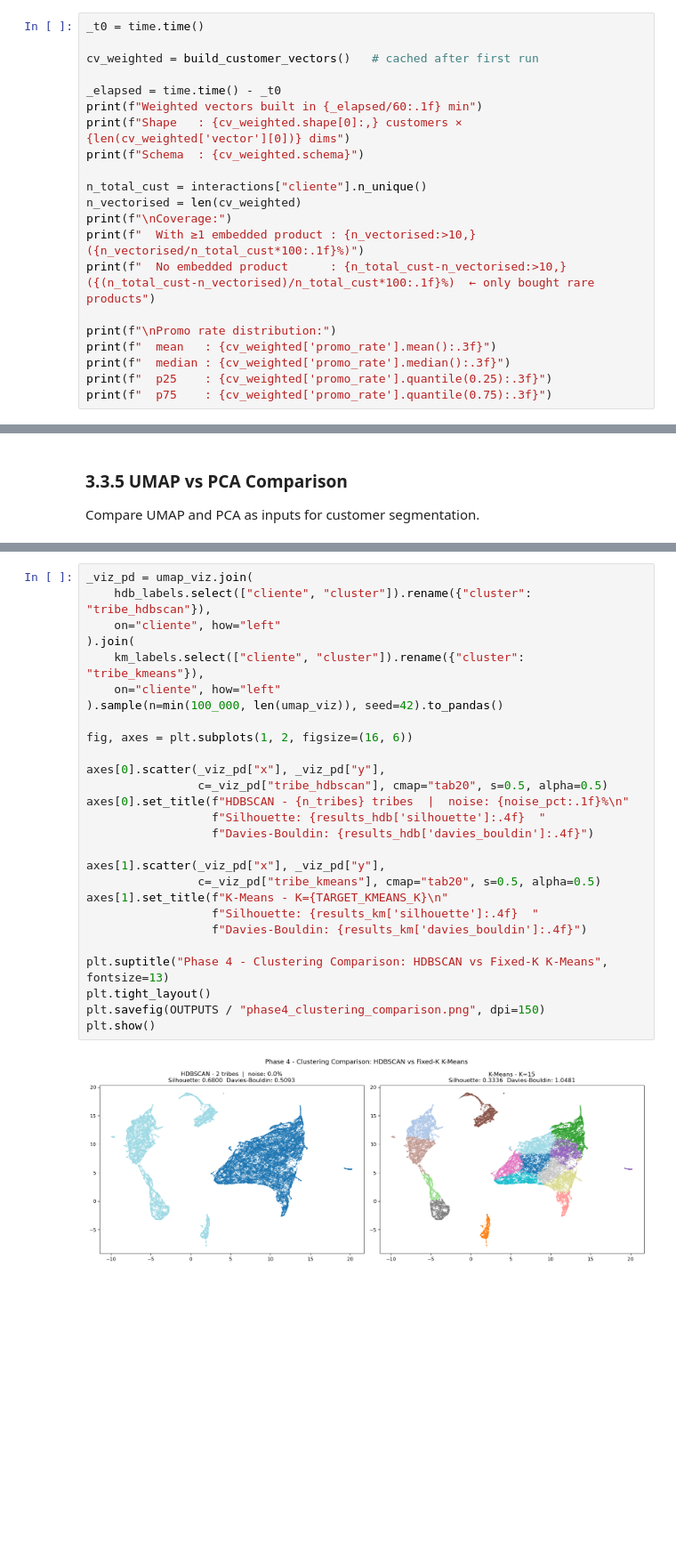
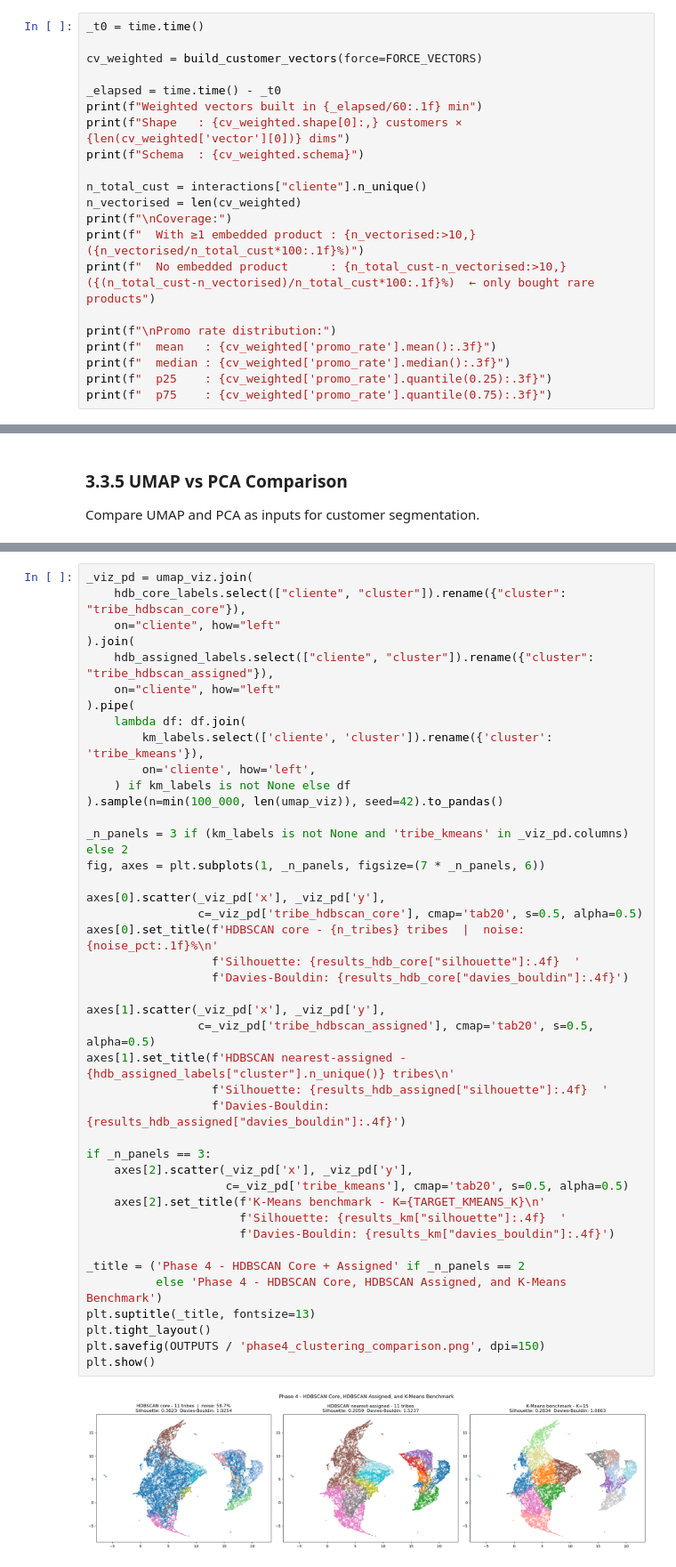
Before and after one commit to robsrot/carrefour_capstone, a Jupyter notebook: notebooks/03_ml_pipeline.ipynb, the cells around one changed output, grey strips where cells are left out. Shown at 89% size. Cells and saved outputs as stored; diff of their text form; blank space fills up the shorter version.

```diff
--- a/notebooks/03_ml_pipeline.ipynb
+++ b/notebooks/03_ml_pipeline.ipynb
@@ -485,7 +669,7 @@ Build the primary customer vectors from frequency- and recency-weighted product
 # %%
 _t0 = time.time()
 
-cv_weighted = build_customer_vectors()   # cached after first run
+cv_weighted = build_customer_vectors(force=FORCE_VECTORS)
 
 _elapsed = time.time() - _t0
 print(f"Weighted vectors built in {_elapsed/60:.1f} min")
@@ -1166,30 +2155,45 @@ Plot configured HDBSCAN and selected fixed-K K-Means labels on the 2D UMAP map.
 # %%
 _viz_pd = umap_viz.join(
-    hdb_labels.select(["cliente", "cluster"]).rename({"cluster": "tribe_hdbscan"}),
+    hdb_core_labels.select(["cliente", "cluster"]).rename({"cluster": "tribe_hdbscan_core"}),
     on="cliente", how="left"
 ).join(
-    km_labels.select(["cliente", "cluster"]).rename({"cluster": "tribe_kmeans"}),
+    hdb_assigned_labels.select(["cliente", "cluster"]).rename({"cluster": "tribe_hdbscan_assigned"}),
     on="cliente", how="left"
+).pipe(
+    lambda df: df.join(
+        km_labels.select(['cliente', 'cluster']).rename({'cluster': 'tribe_kmeans'}),
+        on='cliente', how='left',
+    ) if km_labels is not None else df
 ).sample(n=min(100_000, len(umap_viz)), seed=42).to_pandas()
 
-fig, axes = plt.subplots(1, 2, figsize=(16, 6))
+_n_panels = 3 if (km_labels is not None and 'tribe_kmeans' in _viz_pd.columns) else 2
+fig, axes = plt.subplots(1, _n_panels, figsize=(7 * _n_panels, 6))
 
-axes[0].scatter(_viz_pd["x"], _viz_pd["y"],
-                c=_viz_pd["tribe_hdbscan"], cmap="tab20", s=0.5, alpha=0.5)
-axes[0].set_title(f"HDBSCAN - {n_tribes} tribes  |  noise: {noise_pct:.1f}%\n"
-                  f"Silhouette: {results_hdb['silhouette']:.4f}  "
-                  f"Davies-Bouldin: {results_hdb['davies_bouldin']:.4f}")
+axes[0].scatter(_viz_pd['x'], _viz_pd['y'],
+                c=_viz_pd['tribe_hdbscan_core'], cmap='tab20', s=0.5, alpha=0.5)
+axes[0].set_title(f'HDBSCAN core - {n_tribes} tribes  |  noise: {noise_pct:.1f}%\n'
+                  f'Silhouette: {results_hdb_core["silhouette"]:.4f}  '
+                  f'Davies-Bouldin: {results_hdb_core["davies_bouldin"]:.4f}')
 
-axes[1].scatter(_viz_pd["x"], _viz_pd["y"],
-                c=_viz_pd["tribe_kmeans"], cmap="tab20", s=0.5, alpha=0.5)
-axes[1].set_title(f"K-Means - K={TARGET_KMEANS_K}\n"
-                  f"Silhouette: {results_km['silhouette']:.4f}  "
-                  f"Davies-Bouldin: {results_km['davies_bouldin']:.4f}")
+axes[1].scatter(_viz_pd['x'], _viz_pd['y'],
+                c=_viz_pd['tribe_hdbscan_assigned'], cmap='tab20', s=0.5, alpha=0.5)
+axes[1].set_title(f'HDBSCAN nearest-assigned - {hdb_assigned_labels["cluster"].n_unique()} tribes\n'
+                  f'Silhouette: {results_hdb_assigned["silhouette"]:.4f}  '
+                  f'Davies-Bouldin: {results_hdb_assigned["davies_bouldin"]:.4f}')
 
-plt.suptitle("Phase 4 - Clustering Comparison: HDBSCAN vs Fixed-K K-Means", fontsize=13)
+if _n_panels == 3:
+    axes[2].scatter(_viz_pd['x'], _viz_pd['y'],
+                    c=_viz_pd['tribe_kmeans'], cmap='tab20', s=0.5, alpha=0.5)
+    axes[2].set_title(f'K-Means benchmark - K={TARGET_KMEANS_K}\n'
+                      f'Silhouette: {results_km["silhouette"]:.4f}  '
+                      f'Davies-Bouldin: {results_km["davies_bouldin"]:.4f}')
+
+_title = ('Phase 4 - HDBSCAN Core + Assigned' if _n_panels == 2
+          else 'Phase 4 - HDBSCAN Core, HDBSCAN Assigned, and K-Means Benchmark')
+plt.suptitle(_title, fontsize=13)
 plt.tight_layout()
-plt.savefig(OUTPUTS / "phase4_clustering_comparison.png", dpi=150)
+plt.savefig(OUTPUTS / 'phase4_clustering_comparison.png', dpi=150)
 plt.show()
 # %% [output]
-[figure, old version]
+[figure, new version]
 # %% [markdown]
```
Also changed, not shown: parts of 47 cells of this notebook, 11 other files.
